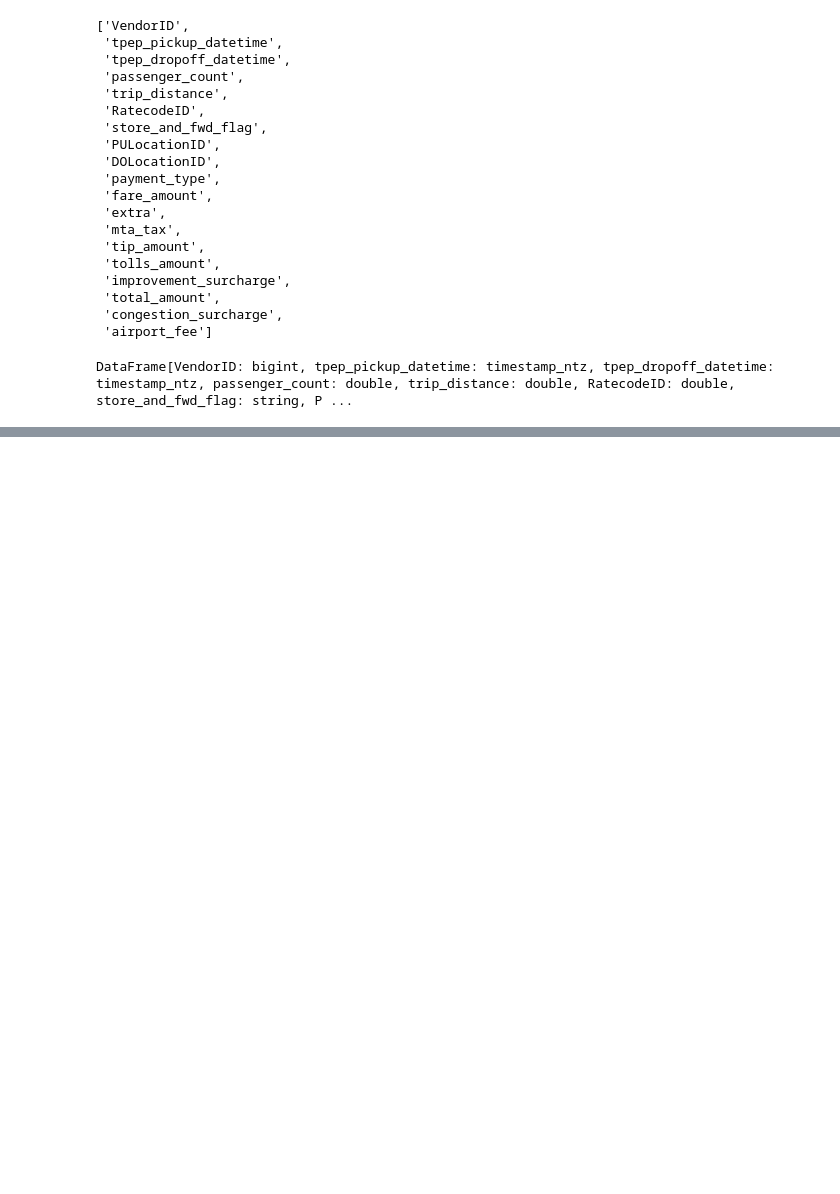
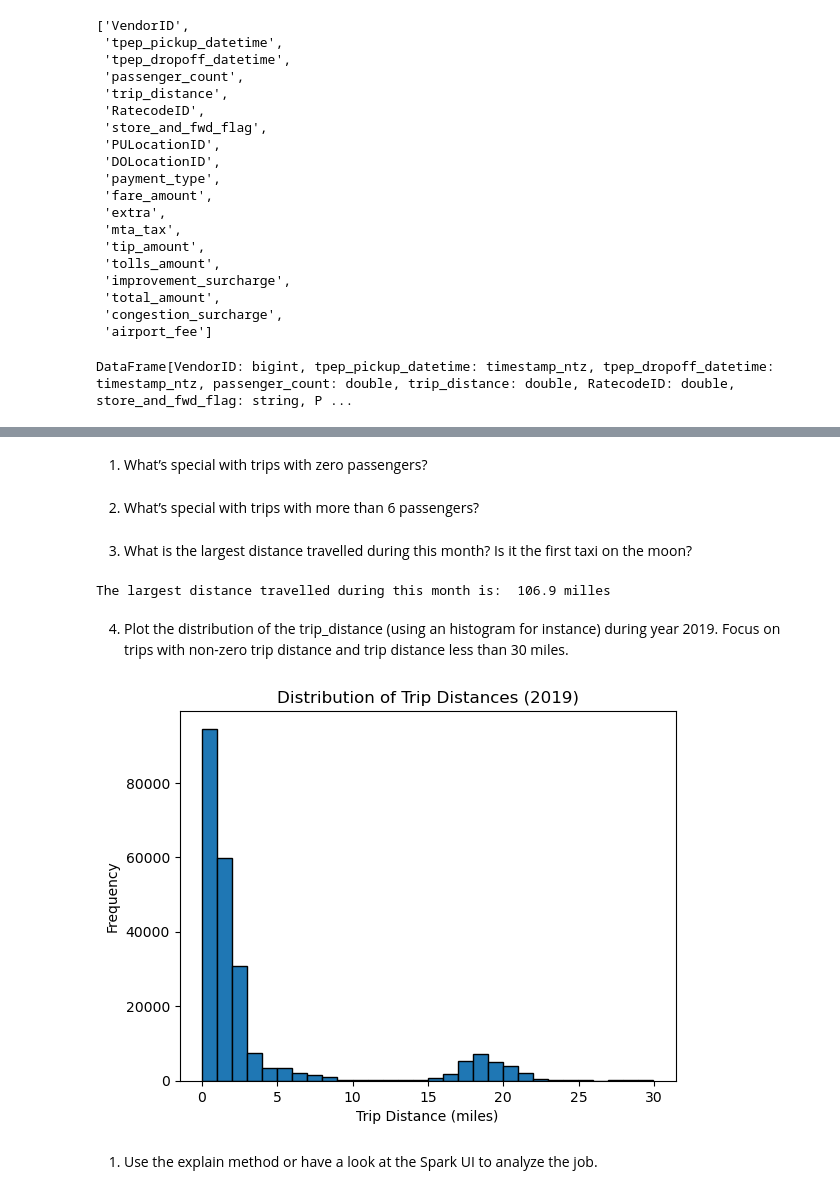
Before and after one commit to MariusAvosse/Taxis_NY, a Jupyter notebook: Untitled.ipynb, the cells around one changed output, grey strips where cells are left out. Drawn from its saved outputs; the diff is of its cells as text; code cells hidden in the pictures; blank space fills up the shorter version.

```diff
--- a/Untitled.ipynb
+++ b/Untitled.ipynb
@@ -49,8 +49,8 @@ df_yel = spark.read.parquet(SparkFiles.get(input_path_yel), header=True, inferSc
 '''
 
 # read the parquet file
-df_yel= spark.read.parquet("yellow_tripdata_2019-03.parquet")
-df_fhv= spark.read.parquet("fhv_tripdata_2019-03.parquet")
+df_yel= spark.read.parquet("/home/marius/Téléchargements/yellow_tripdata_2019-03.parquet")
+df_fhv= spark.read.parquet("/home/marius/Téléchargements/fhv_tripdata_2019-03.parquet")
 
 
 df_yel.columns
@@ -117,0 +165,2 @@ only showing top 20 rows
+# %% [markdown]
+1. What’s special with trips with zero passengers?
@@ -117,0 +170,2 @@ only showing top 20 rows
+# %% [markdown]
+2. What’s special with trips with more than 6 passengers?
@@ -117,0 +174,26 @@ only showing top 20 rows
+# %% [markdown]
+3. What is the largest distance travelled during this month? Is it the first taxi on the moon?
+# %%
+max_distance = df_yel_filtered.selectExpr("MAX(trip_distance) AS max_distance").collect()[0]["max_distance"]
+print("The largest distance travelled during this month is: " ,max_distance, "milles")
+# %% [output]
+The largest distance travelled during this month is:  106.9 milles
+# %% [markdown]
+4. Plot the distribution of the trip_distance (using an histogram for instance) during year 2019. Focus on trips with non-zero trip distance and trip distance less than 30 miles.
+# %%
+# Filter the data for non-zero trip distances less than 30 miles
+yel_filtered_data = df_yel_filtered.filter((col("trip_distance") > 0) & (col("trip_distance") < 30))
+
+# Convert the filtered data to a Pandas DataFrame for plotting
+yel_filtered_data = yel_filtered_data.select("trip_distance").toPandas()
+
+# Plot the distribution of trip distances
+plt.hist(yel_filtered_data["trip_distance"], bins=30, edgecolor="black")
+plt.xlabel("Trip Distance (miles)")
+plt.ylabel("Frequency")
+plt.title("Distribution of Trip Distances (2019)")
+plt.show()
+# %% [output]
+[figure, added]
+# %% [markdown]
+1. Use the explain method or have a look at the Spark UI to analyze the job.
```
Also changed, not shown: parts of 10 cells of this notebook, 1 other file.
